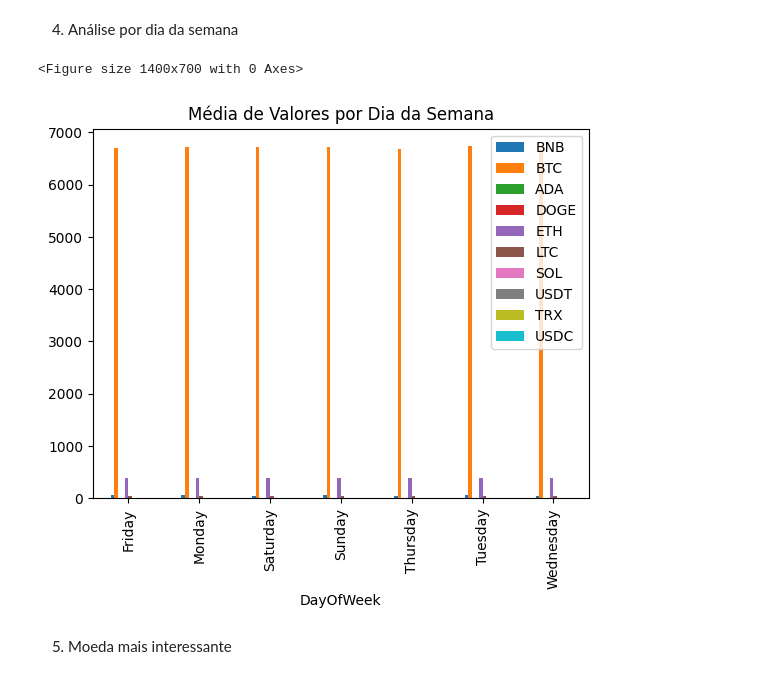
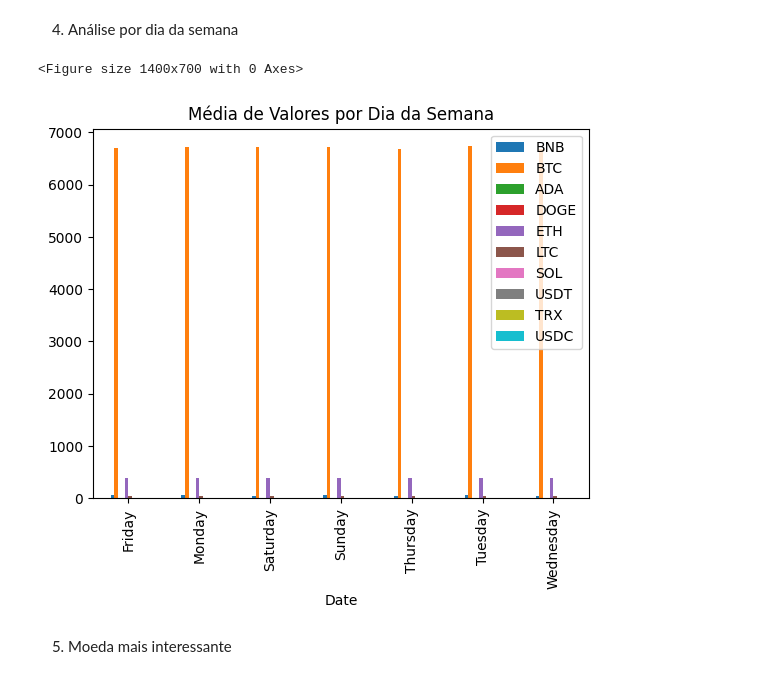
Before and after one commit to carolrc/criptomoedas, a Jupyter notebook: 2CorrigindoErrosTrabalhoEmGrupo.ipynb, the cells around one changed output. Cells and saved outputs as stored; diff of their text form; code cells hidden in the pictures.

```diff
--- a/2CorrigindoErrosTrabalhoEmGrupo.ipynb
+++ b/2CorrigindoErrosTrabalhoEmGrupo.ipynb
@@ -16,16 +14,16 @@ plt.style.use('default')
 # Caminhos relativos para os dados na mesma pasta que o notebook
 # %%
 data_paths = {
-    'BNB': '/content/moedas/coin_BinanceCoin.csv',
-    'BTC': '/content/moedas/coin_Bitcoin.csv',
-    'ADA': '/content/moedas/coin_Cardano.csv',
-    'DOGE': '/content/moedas/coin_Dogecoin.csv',
-    'ETH': '/content/moedas/coin_Ethereum.csv',
-    'LTC': '/content/moedas/coin_Litecoin.csv',
-    'SOL': '/content/moedas/coin_Solana.csv',
-    'USDT': '/content/moedas/coin_Tether.csv',
-    'TRX': '/content/moedas/coin_Tron.csv',
-    'USDC': '/content/moedas/coin_USDCoin.csv'
+    'BNB': 'criptomoedas-main\criptomoedas-main\moedas\coin_BinanceCoin.csv',
+    'BTC': 'criptomoedas-main\criptomoedas-main\moedas\coin_Bitcoin.csv',
+    'ADA': 'criptomoedas-main\criptomoedas-main\moedas\coin_Cardano.csv',
+    'DOGE': 'criptomoedas-main\criptomoedas-main\moedas\coin_Dogecoin.csv',
+    'ETH': 'criptomoedas-main\criptomoedas-main\moedas\coin_Ethereum.csv',
+    'LTC': 'criptomoedas-main\criptomoedas-main\moedas\coin_Litecoin.csv',
+    'SOL': 'criptomoedas-main\criptomoedas-main\moedas\coin_Solana.csv',
+    'USDT': 'criptomoedas-main\criptomoedas-main\moedas\coin_Tether.csv',
+    'TRX': 'criptomoedas-main\criptomoedas-main\moedas\coin_Tron.csv',
+    'USDC': 'criptomoedas-main\criptomoedas-main\moedas\coin_USDCoin.csv'
 }
 # %% [markdown]
 # Carregar os dados
@@ -186,15 +178,16 @@ plt.show()
 # %% [markdown]
 4. Análise por dia da semana
 # %%
-crypto_df['DayOfWeek'] = crypto_df.index.day_name()
-mean_by_day = crypto_df.groupby('DayOfWeek').mean()
+# crypto_df['DayOfWeek'] = crypto_df.index.day_name()
+# mean_by_day = crypto_df.groupby('DayOfWeek').mean()
+mean_by_day = crypto_df.groupby(crypto_df.index.day_name()).mean()
 plt.figure(figsize=(14, 7))
 mean_by_day.plot(kind='bar')
 plt.title('Média de Valores por Dia da Semana')
 plt.show()
 # %% [output]
 <Figure size 1400x700 with 0 Axes>
-[figure, old version]
+[figure, new version]
 # %% [markdown]
 5. Moeda mais interessante
 # %%
```
Also changed, not shown: parts of 14 cells of this notebook, 2 other files.
